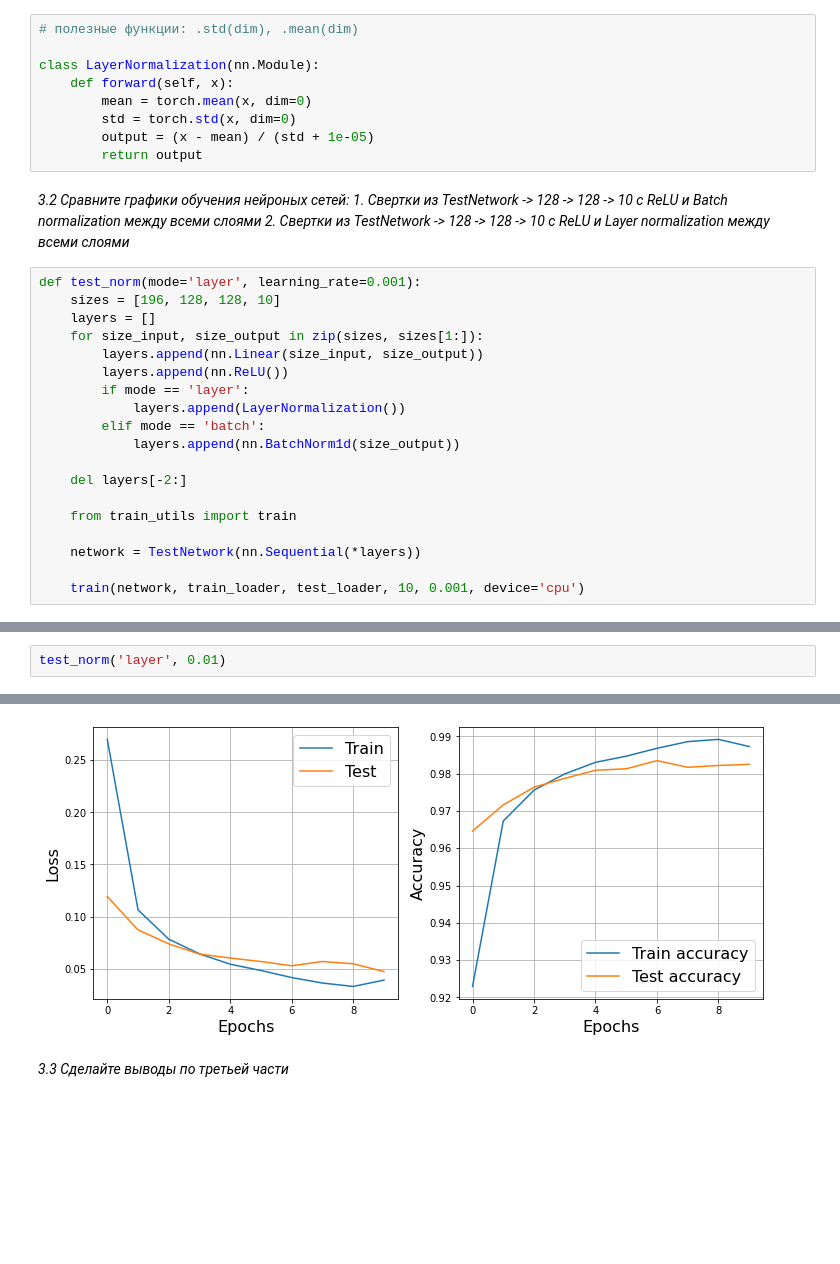
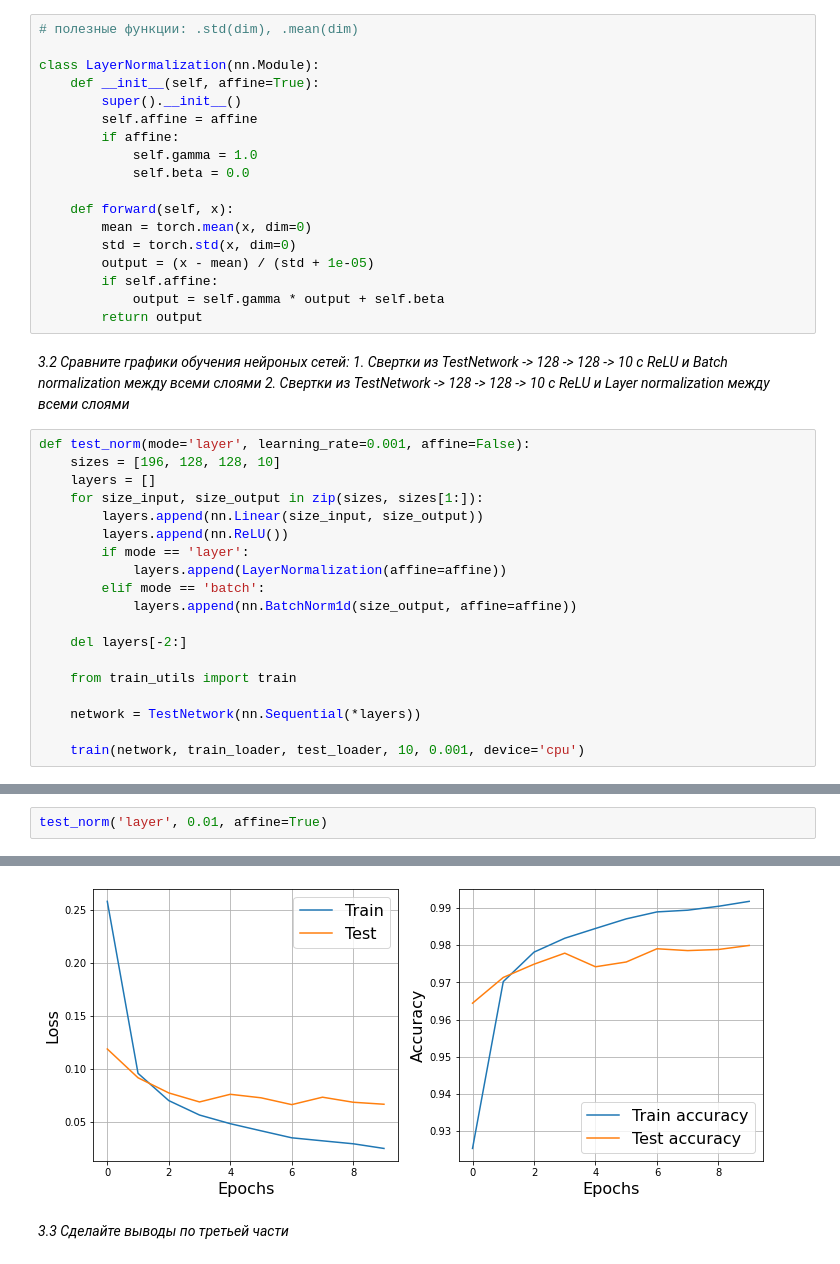
Before and after one commit to bulatral42/sphere_nn, a Jupyter notebook: Sem_05/hw5_valiahmetov_nn.ipynb, the cells around one changed output, grey strips where cells are left out. Drawn from its saved outputs; the diff is of its cells as text; blank space fills up the shorter version.

Commit message:
old hw's refresh, new hw's init

```diff
--- a/Sem_05/hw5_valiahmetov_nn.ipynb
+++ b/Sem_05/hw5_valiahmetov_nn.ipynb
@@ -335,10 +335,19 @@ Wall time: 2min 53s
 # полезные функции: .std(dim), .mean(dim)
 
 class LayerNormalization(nn.Module):
+    def __init__(self, affine=True):
+        super().__init__()
+        self.affine = affine
+        if affine:
+            self.gamma = 1.0
+            self.beta = 0.0
+
     def forward(self, x):
         mean = torch.mean(x, dim=0)
         std = torch.std(x, dim=0)
         output = (x - mean) / (std + 1e-05)
+        if self.affine:
+            output = self.gamma * output + self.beta
         return output
 # %% [markdown]
 <i>
@@ -347,16 +356,16 @@ class LayerNormalization(nn.Module):
 2. Свертки из TestNetwork -> 128 -> 128 -> 10 с ReLU и Layer normalization между всеми слоями
 </i>
 # %%
-def test_norm(mode='layer', learning_rate=0.001):
+def test_norm(mode='layer', learning_rate=0.001, affine=False):
     sizes = [196, 128, 128, 10]
     layers = []
     for size_input, size_output in zip(sizes, sizes[1:]):
         layers.append(nn.Linear(size_input, size_output))
         layers.append(nn.ReLU())
         if mode == 'layer':
-            layers.append(LayerNormalization())
+            layers.append(LayerNormalization(affine=affine))
         elif mode == 'batch':
-            layers.append(nn.BatchNorm1d(size_output))
+            layers.append(nn.BatchNorm1d(size_output, affine=affine))
 
     del layers[-2:]
 
@@ -378,3 +397,3 @@ Epoch 9... (Train/Test) NLL: 0.029/0.061        Accuracy: 0.990/0.981
 # %%
-test_norm('layer', 0.01)
+test_norm('layer', 0.01, affine=True)
 # %% [output]
@@ -382,4 +401,4 @@ Epoch 9... (Train/Test) NLL: 0.039/0.047        Accuracy: 0.987/0.982
-[figure, old version]
+[figure, new version]
 # %% [markdown]
 <i> 3.3 Сделайте выводы по третьей части </i>
 # %% [markdown]
```
Also changed, not shown: parts of 8 cells of this notebook, 4 other files.
